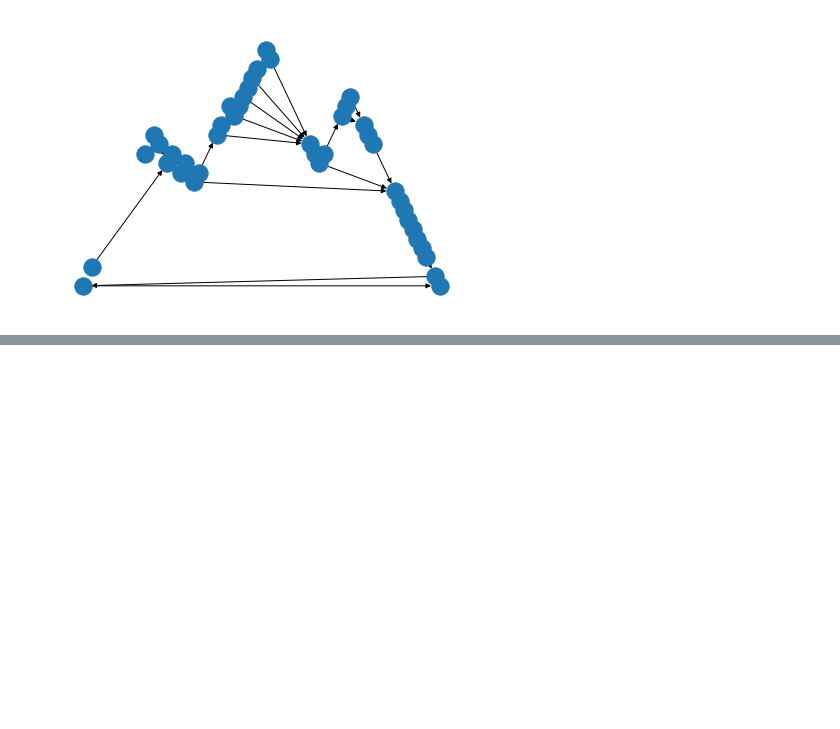
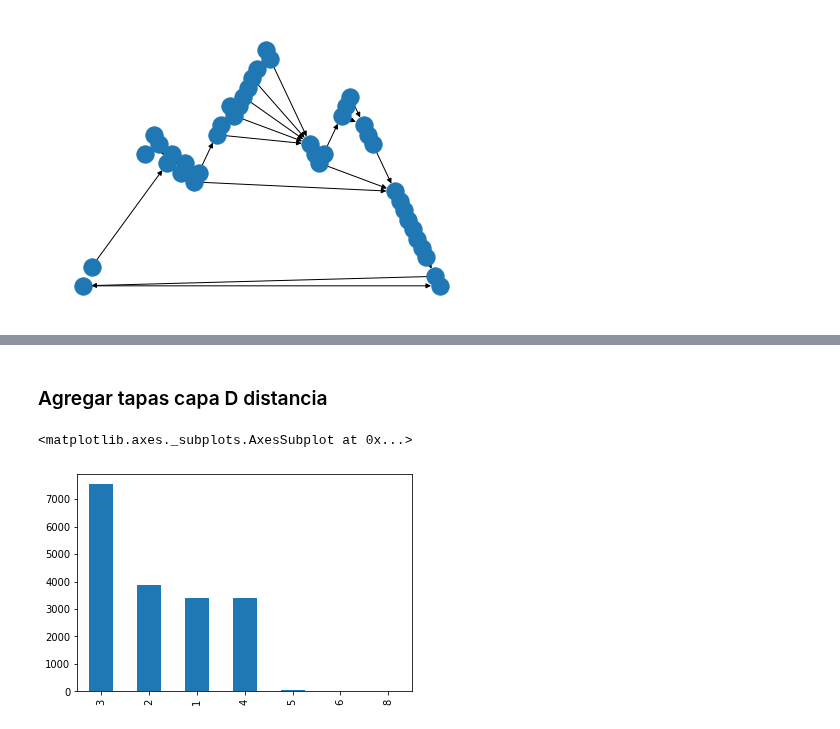
Before and after one commit to josebaboun/Alcantarillado-COVID, a Jupyter notebook: Otros archivos/Tree_generation.ipynb, the cells around one changed output, grey strips where cells are left out. Saved outputs shown, nothing was run; the diff lists cells and outputs as text; code cells hidden in the pictures; blank space fills up the shorter version.

```diff
--- a/Otros archivos/Tree_generation.ipynb
+++ b/Otros archivos/Tree_generation.ipynb
@@ -132,0 +137,6 @@ nx.draw(T, pos = layout, with_labels = False )
+# %%
+path_nodes = '../data_random/TG.txt'
+nodes_location = pd.read_csv(path_nodes, sep=" ", header=None, names = ['ID', 'Longitude', 'Latitude'])
+path_edges = '../data_random/TG_edge.txt'
+edges_location = pd.read_csv(path_edges, sep=" ", header=None, names = ['edge_ID', 'ID_1', 'ID_2', 'Distance'])
+edges_location.head()
@@ -132,0 +150,30 @@ nx.draw(T, pos = layout, with_labels = False )
+# %% [markdown]
+### Agregar tapas capa D distancia
+# %%
+S = set()
+for index, row in edges_location.iterrows():
+    origin = row['ID_1']
+    dest = row['ID_2']
+    S.add(origin)
+    S.add(dest)
+
+S = list(S)
+id_ = {}; _id = {}; l = 0
+for u in S:
+    id_[u] = l; _id[l] = u
+    l += 1
+
+
+G = nx.Graph()
+for index, row in edges_location.iterrows():
+    origin = row['ID_1']
+    dest = row['ID_2']
+    G.add_edge(id_[origin], id_[dest])
+
+N = l
+# %%
+freq = [len(list(G.neighbors(i) )) for i in range(len(G.nodes()))]
+pd.Series(freq).value_counts().plot(kind='bar')
+# %% [output]
+<matplotlib.axes._subplots.AxesSubplot at 0x...>
+[figure, added]
```
Also changed, not shown: parts of 18 cells of this notebook, 5 other files.
